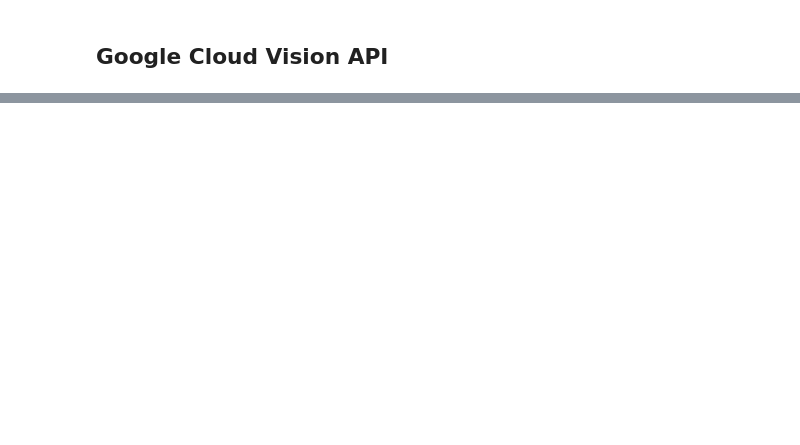
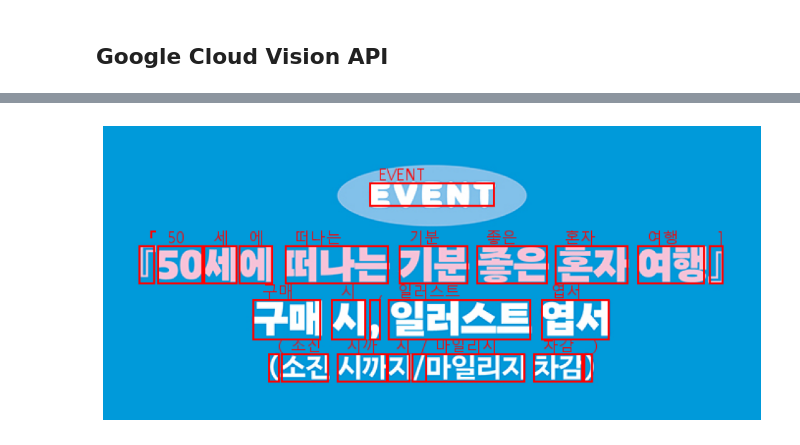
Before and after one commit to ckiekim/DataAnalysis-2023.09, a Jupyter notebook: 08.Prototype/jupyter_notebook/GoogleCloudVisionOCR.ipynb, the cells around one changed output, grey strips where cells are left out. Cells and saved outputs as stored; diff of their text form; code cells hidden in the pictures; blank space fills up the shorter version.

```diff
--- a/08.Prototype/jupyter_notebook/GoogleCloudVisionOCR.ipynb
+++ b/08.Prototype/jupyter_notebook/GoogleCloudVisionOCR.ipynb
@@ -27,0 +56,6 @@ PermissionDenied: 403 This API method requires billing to be enabled. Please ena
+# %%
+plt.figure(figsize=(12,8))
+plt.imshow(img)
+plt.axis('off');
+# %% [output]
+[figure, added]
```
Also changed, not shown: parts of 8 cells of this notebook, 1 other file.
